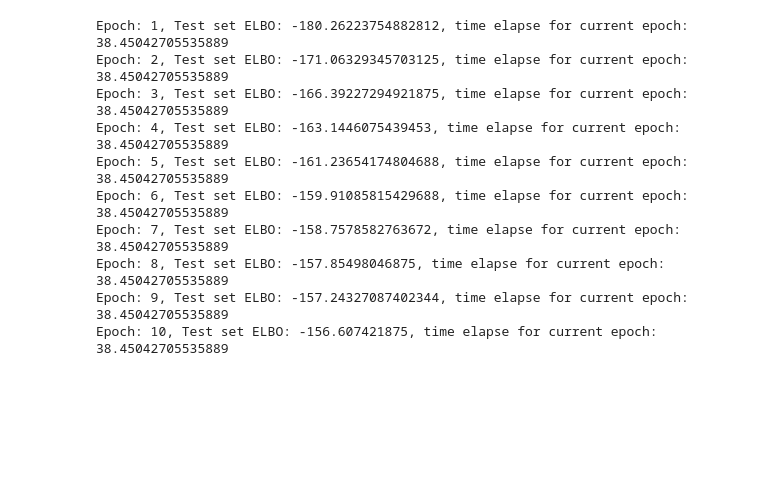
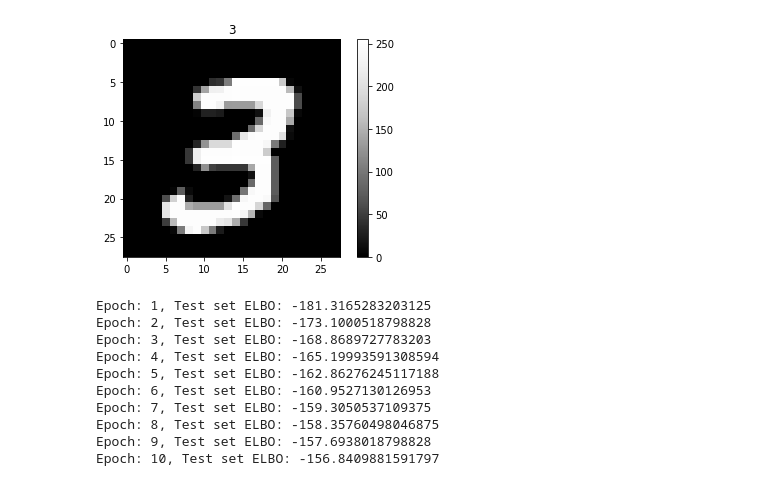
Before and after one commit to ngoecknerwald/starfish-perception-telescope, a Jupyter notebook: mnist/simple_CVAE_MNIST.ipynb, the cells around one changed output. Cells and saved outputs as stored; diff of their text form; code cells hidden in the pictures; blank space fills up the shorter version.

```diff
--- a/mnist/simple_CVAE_MNIST.ipynb
+++ b/mnist/simple_CVAE_MNIST.ipynb
@@ -17,7 +16,16 @@ import time
 # %%
 # Load the dataset, usual boilerplate except we won't really use the labels until later when we check the clustering
 
 (train_images, train_labels), (test_images, test_labels) = tf.keras.datasets.mnist.load_data()
+
+plt.figure()
+plt.imshow(train_images[7], cmap='Greys_r')
+plt.colorbar()
+plt.grid(False)
+plt.title(train_labels[7])
+plt.show()
+# %% [output]
+[figure, added]
 # %%
 # The tutorial thinks we need to binarize the images, not sure why. Let's plot and check why that is
 # Does feature scaling even matter here?
@@ -155,19 +163,19 @@ for epoch in range(1, epochs + 1):
   for test_x in test_dataset:
     loss(compute_loss(model, test_x))
   elbo = -loss.result()
-  print('Epoch: {}, Test set ELBO: {}, time elapse for current epoch: {}'
-        .format(epoch, elbo, end_time - start_time))
+  print('Epoch: {}, Test set ELBO: {} '
+        .format(epoch, elbo))
 # %% [output]
-Epoch: 1, Test set ELBO: -180.26223754882812, time elapse for current epoch: 38.45042705535889
-Epoch: 2, Test set ELBO: -171.06329345703125, time elapse for current epoch: 38.45042705535889
-Epoch: 3, Test set ELBO: -166.39227294921875, time elapse for current epoch: 38.45042705535889
-Epoch: 4, Test set ELBO: -163.1446075439453, time elapse for current epoch: 38.45042705535889
-Epoch: 5, Test set ELBO: -161.23654174804688, time elapse for current epoch: 38.45042705535889
-Epoch: 6, Test set ELBO: -159.91085815429688, time elapse for current epoch: 38.45042705535889
-Epoch: 7, Test set ELBO: -158.7578582763672, time elapse for current epoch: 38.45042705535889
-Epoch: 8, Test set ELBO: -157.85498046875, time elapse for current epoch: 38.45042705535889
-Epoch: 9, Test set ELBO: -157.24327087402344, time elapse for current epoch: 38.45042705535889
-Epoch: 10, Test set ELBO: -156.607421875, time elapse for current epoch: 38.45042705535889
+Epoch: 1, Test set ELBO: -181.3165283203125
+Epoch: 2, Test set ELBO: -173.1000518798828
+Epoch: 3, Test set ELBO: -168.8689727783203
+Epoch: 4, Test set ELBO: -165.19993591308594
+Epoch: 5, Test set ELBO: -162.86276245117188
+Epoch: 6, Test set ELBO: -160.9527130126953
+Epoch: 7, Test set ELBO: -159.3050537109375
+Epoch: 8, Test set ELBO: -158.35760498046875
+Epoch: 9, Test set ELBO: -157.6938018798828
+Epoch: 10, Test set ELBO: -156.8409881591797
 # %%
 # Parameters for plotting the latent space
 n = 20
```
Also changed, not shown: parts of 6 cells of this notebook, 1 other file.
